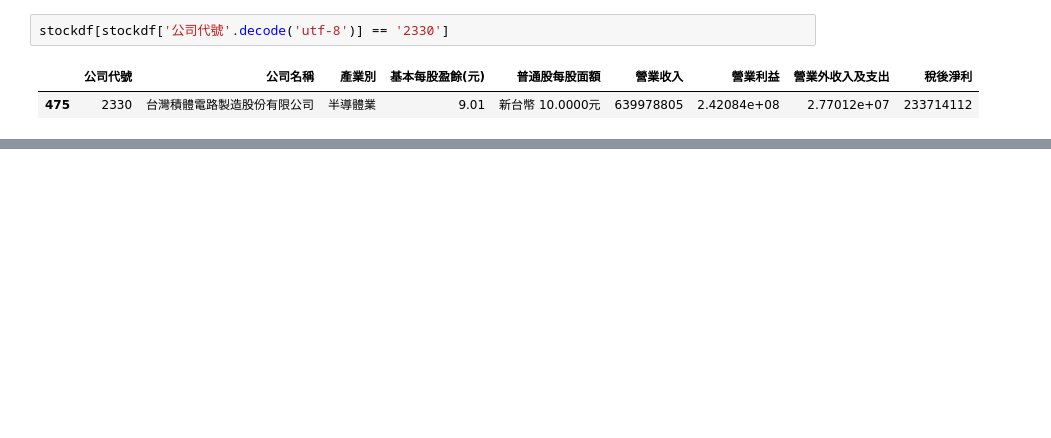
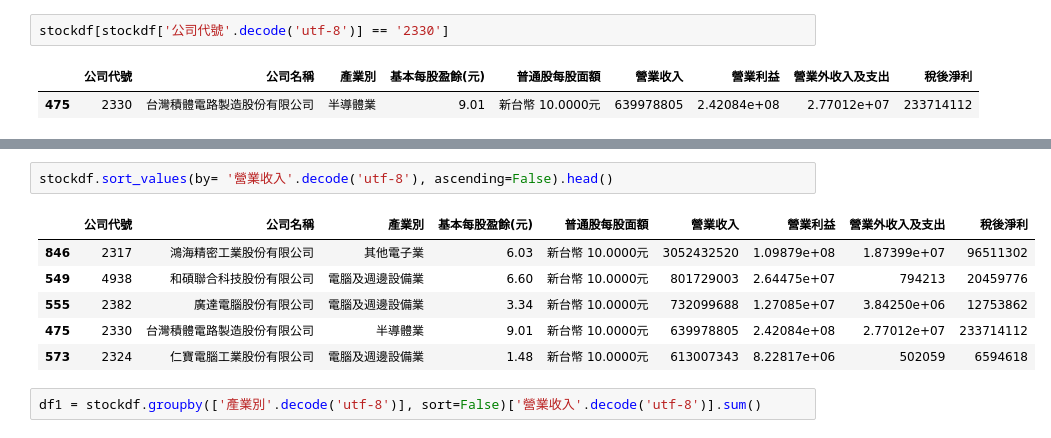
Before and after one commit to ywchiu/pyfinance, a Jupyter notebook: 20160329Demo.ipynb, the cells around one changed output, grey strips where cells are left out. Drawn from its saved outputs; the diff is of its cells as text; blank space fills up the shorter version.

```diff
--- a/20160329Demo.ipynb
+++ b/20160329Demo.ipynb
@@ -185,0 +221,11 @@ stockdf[stockdf['公司代號'.decode('utf-8')] == '2330']
+# %%
+stockdf.sort_values(by= '營業收入'.decode('utf-8'), ascending=False).head()
+# %% [output]
+|  | 公司代號 | 公司名稱 | 產業別 | 基本每股盈餘(元) | 普通股每股面額 | 營業收入 | 營業利益 | 營業外收入及支出 | 稅後淨利 |
+| 846 | 2317 | 鴻海精密工業股份有限公司 | 其他電子業 | 6.03 | 新台幣 10.0000元 | 3052432520 | 1.09879e+08 | 1.87399e+07 | 96511302 |
+| 549 | 4938 | 和碩聯合科技股份有限公司 | 電腦及週邊設備業 | 6.60 | 新台幣 10.0000元 | 801729003 | 2.64475e+07 | 794213 | 20459776 |
+| 555 | 2382 | 廣達電腦股份有限公司 | 電腦及週邊設備業 | 3.34 | 新台幣 10.0000元 | 732099688 | 1.27085e+07 | 3.84250e+06 | 12753862 |
+| 475 | 2330 | 台灣積體電路製造股份有限公司 | 半導體業 | 9.01 | 新台幣 10.0000元 | 639978805 | 2.42084e+08 | 2.77012e+07 | 233714112 |
+| 573 | 2324 | 仁寶電腦工業股份有限公司 | 電腦及週邊設備業 | 1.48 | 新台幣 10.0000元 | 613007343 | 8.22817e+06 | 502059 | 6594618 |
+# %%
+df1 = stockdf.groupby(['產業別'.decode('utf-8')], sort=False)['營業收入'.decode('utf-8')].sum()
```
Also changed, not shown: parts of 8 cells of this notebook.
